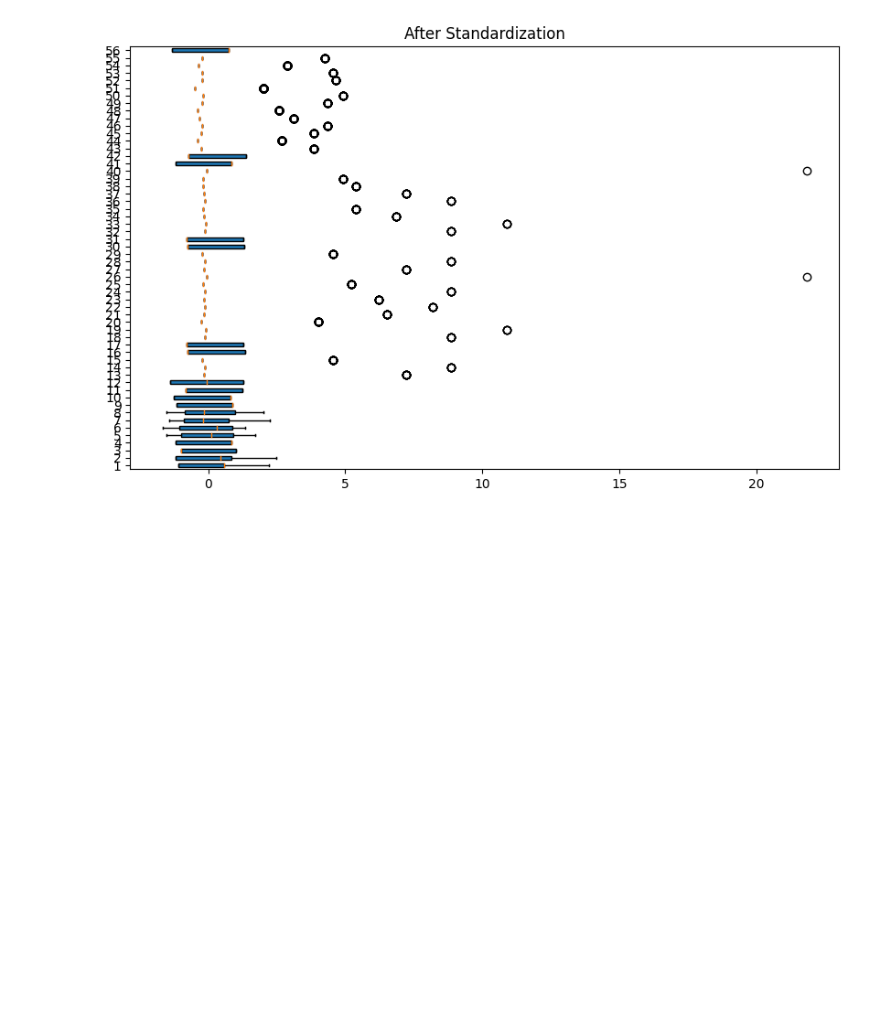
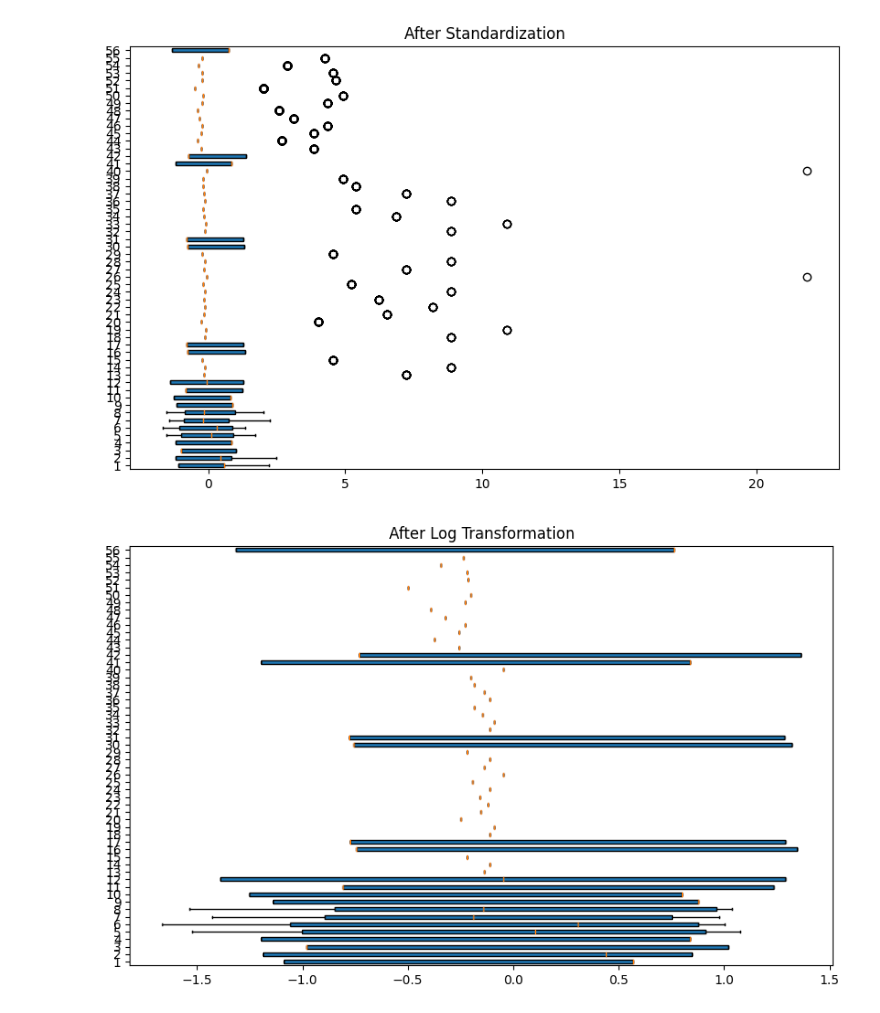
Before and after one commit to FaridRash/HW-SW-B, a Jupyter notebook: Notebooks/Farid_1st.ipynb, the cells around one changed output. Cells and saved outputs as stored; diff of their text form; code cells hidden in the pictures; blank space fills up the shorter version.

```diff
--- a/Notebooks/Farid_1st.ipynb
+++ b/Notebooks/Farid_1st.ipynb
@@ -395,3 +395,18 @@ plot_data(data_encoded, 'Before Standardization')
 plot_data(data_scaled, 'After Standardization')
 # %% [output]
 [figure]
+# %%
+def cap_outliers(data):
+    capped_data = data_scaled.copy()
+    for col in capped_data.columns:
+        upper_limit = capped_data[col].quantile(0.80)
+        lower_limit = capped_data[col].quantile(0.00)
+        capped_data[col] = np.where(capped_data[col] > upper_limit, upper_limit, capped_data[col])
+        capped_data[col] = np.where(capped_data[col] < lower_limit, lower_limit, capped_data[col])
+    return capped_data
+
+data_capped = cap_outliers(data_log_transformed)
+# Plot data after log transformation
+plot_data(data_capped, 'After Log Transformation')
+# %% [output]
+[figure, added]
```
Also changed, not shown: parts of 2 cells of this notebook.
